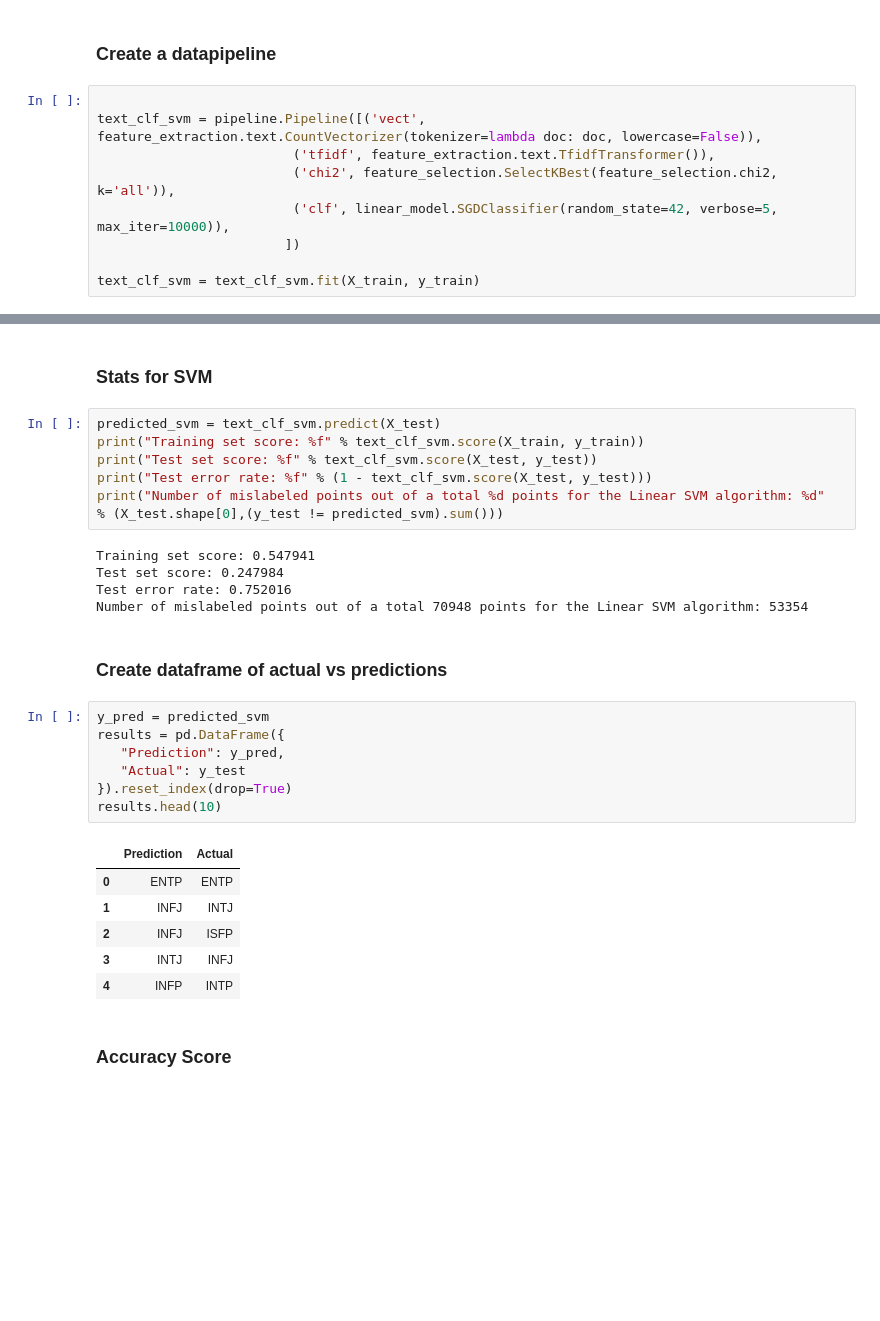
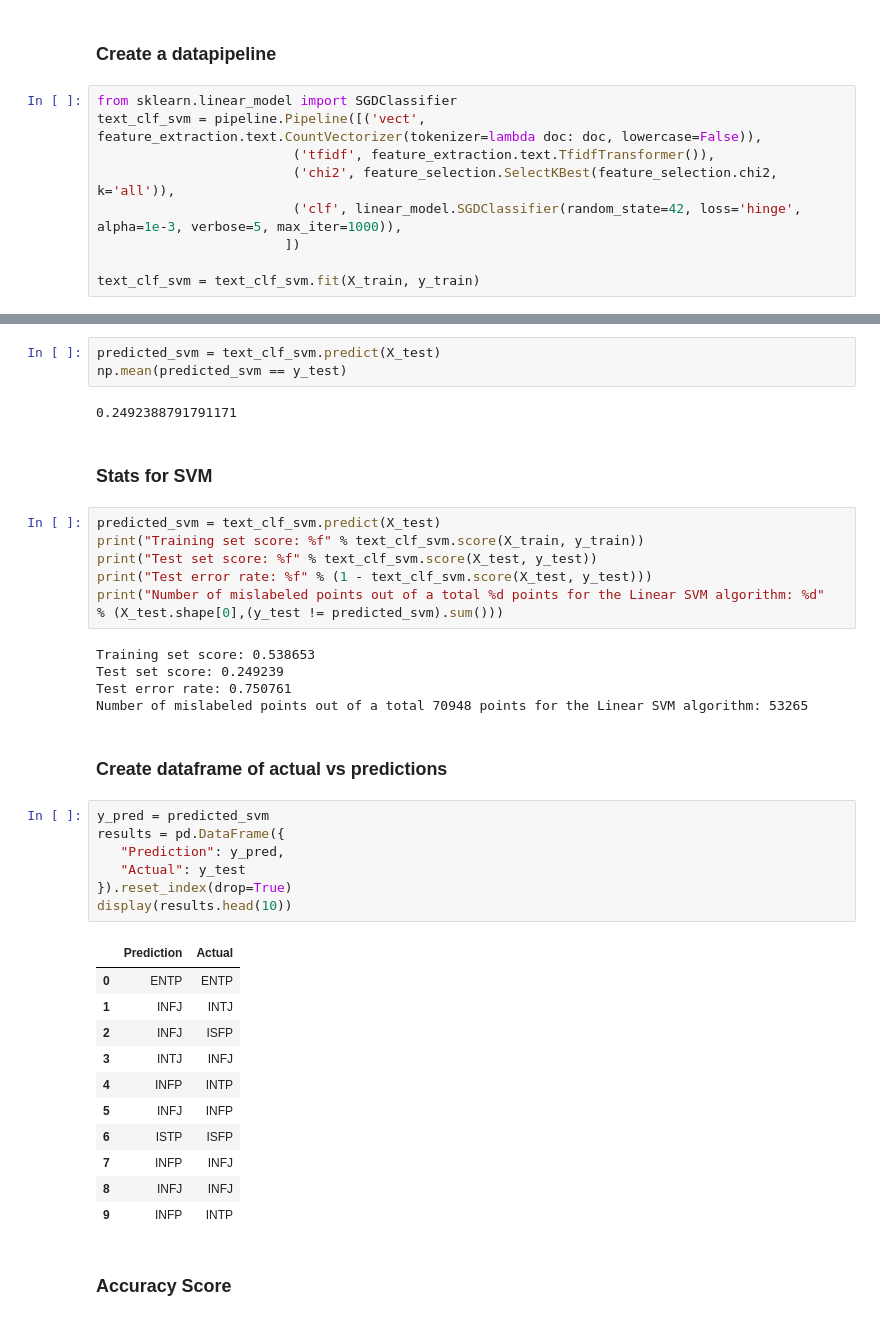
Before and after one commit to KatiuscaQ/Myers_Briggs_Type_Indicator, a Jupyter notebook: SVM_Prototype_updated.ipynb, the cells around one changed output, grey strips where cells are left out. Saved outputs shown, nothing was run; the diff lists cells and outputs as text; blank space fills up the shorter version.

```diff
--- a/SVM_Prototype_updated.ipynb
+++ b/SVM_Prototype_updated.ipynb
@@ -55,11 +55,11 @@ y_train.shape
 # %% [markdown]
 ### Create a datapipeline
 # %%
-
+from sklearn.linear_model import SGDClassifier
 text_clf_svm = pipeline.Pipeline([('vect', feature_extraction.text.CountVectorizer(tokenizer=lambda doc: doc, lowercase=False)),
                          ('tfidf', feature_extraction.text.TfidfTransformer()),
                          ('chi2', feature_selection.SelectKBest(feature_selection.chi2, k='all')),
-                         ('clf', linear_model.SGDClassifier(random_state=42, verbose=5, max_iter=10000)),
+                         ('clf', linear_model.SGDClassifier(random_state=42, loss='hinge', alpha=1e-3, verbose=5, max_iter=1000)),
                         ])
 
 text_clf_svm = text_clf_svm.fit(X_train, y_train)
@@ -158,3 +158,8 @@ Convergence after 7 epochs took 0.26 seconds
+# %%
+predicted_svm = text_clf_svm.predict(X_test)
+np.mean(predicted_svm == y_test)
+# %% [output]
+0.2492388791791171
 # %% [markdown]
 ### Stats for SVM
 # %%
@@ -165,26 +170,31 @@ print("Test error rate: %f" % (1 - text_clf_svm.score(X_test, y_test)))
 print("Number of mislabeled points out of a total %d points for the Linear SVM algorithm: %d"
 % (X_test.shape[0],(y_test != predicted_svm).sum()))
 # %% [output]
-Training set score: 0.547941
-Test set score: 0.247984
-Test error rate: 0.752016
-Number of mislabeled points out of a total 70948 points for the Linear SVM algorithm: 53354
+Training set score: 0.538653
+Test set score: 0.249239
+Test error rate: 0.750761
+Number of mislabeled points out of a total 70948 points for the Linear SVM algorithm: 53265
 # %% [markdown]
 ### Create dataframe of actual vs predictions
 # %%
 y_pred = predicted_svm
 results = pd.DataFrame({
    "Prediction": y_pred,
    "Actual": y_test
 }).reset_index(drop=True)
-results.head(10)
+display(results.head(10))
 # %% [output]
 |  | Prediction | Actual |
 | 0 | ENTP | ENTP |
 | 1 | INFJ | INTJ |
 | 2 | INFJ | ISFP |
 | 3 | INTJ | INFJ |
 | 4 | INFP | INTP |
+| 5 | INFJ | INFP |
+| 6 | ISTP | ISFP |
+| 7 | INFP | INFJ |
+| 8 | INFJ | INFJ |
+| 9 | INFP | INTP |
 # %% [markdown]
 ### Accuracy Score
 # %%
```
Also changed, not shown: parts of 7 cells of this notebook.
